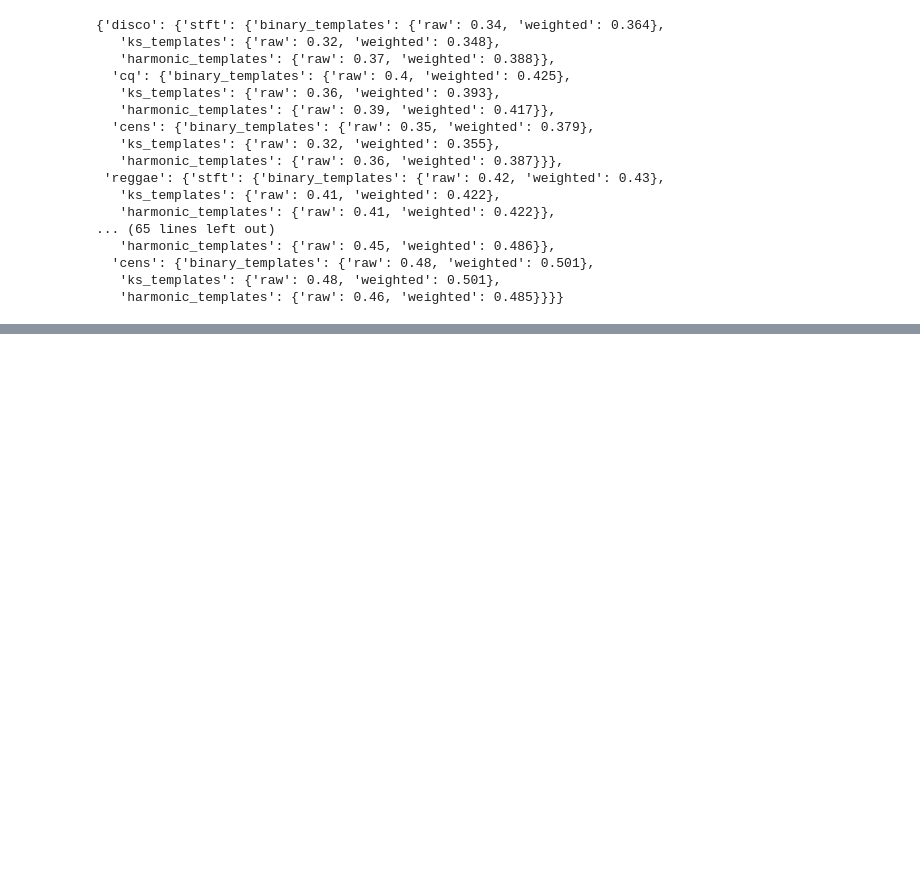
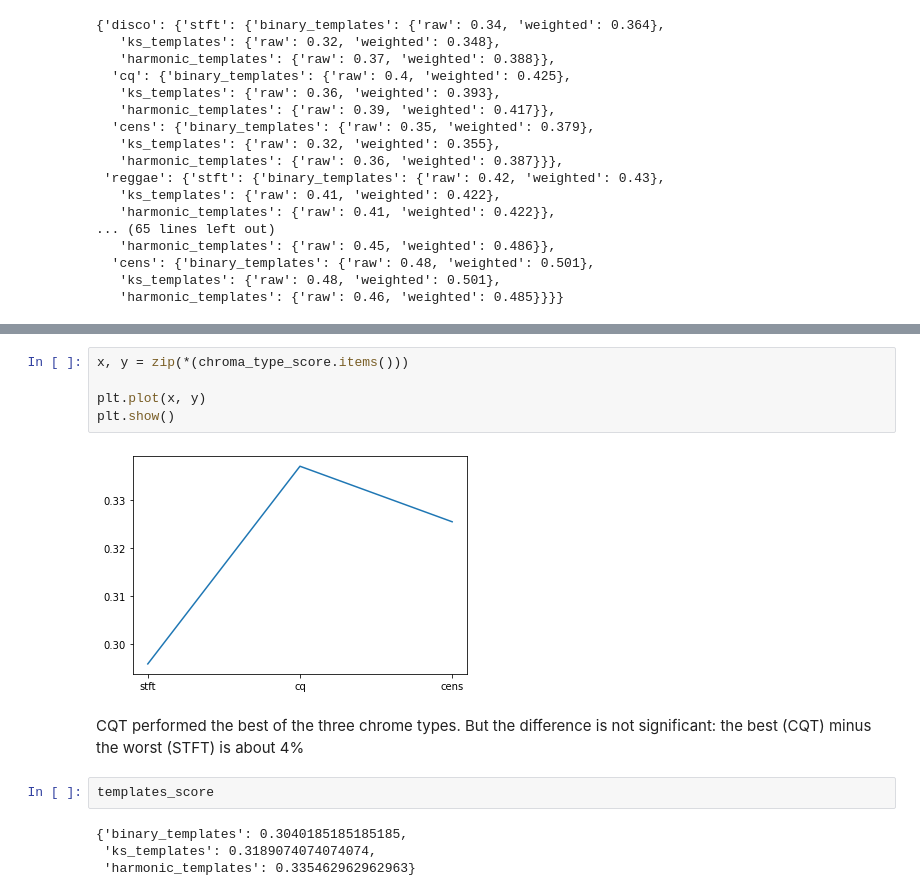
Before and after one commit to pride829/MIR-homework1, a Jupyter notebook: HomeWork1_Q1.ipynb, the cells around one changed output, grey strips where cells are left out. Saved outputs shown, nothing was run; the diff lists cells and outputs as text; blank space fills up the shorter version.

```diff
--- a/HomeWork1_Q1.ipynb
+++ b/HomeWork1_Q1.ipynb
@@ -408,0 +484,15 @@ GTZAN_ans
+# %%
+x, y = zip(*(chroma_type_score.items()))
+
+plt.plot(x, y)
+plt.show()
+# %% [output]
+[figure, added]
+# %% [markdown]
+CQT performed the best of the three chrome types. But the difference is not significant: the best (CQT) minus the worst (STFT) is about 4%
+# %%
+templates_score
+# %% [output]
+{'binary_templates': 0.3040185185185185,
+ 'ks_templates': 0.3189074074074074,
+ 'harmonic_templates': 0.335462962962963}
```
Also changed, not shown: parts of 12 cells of this notebook, 2 other files.
